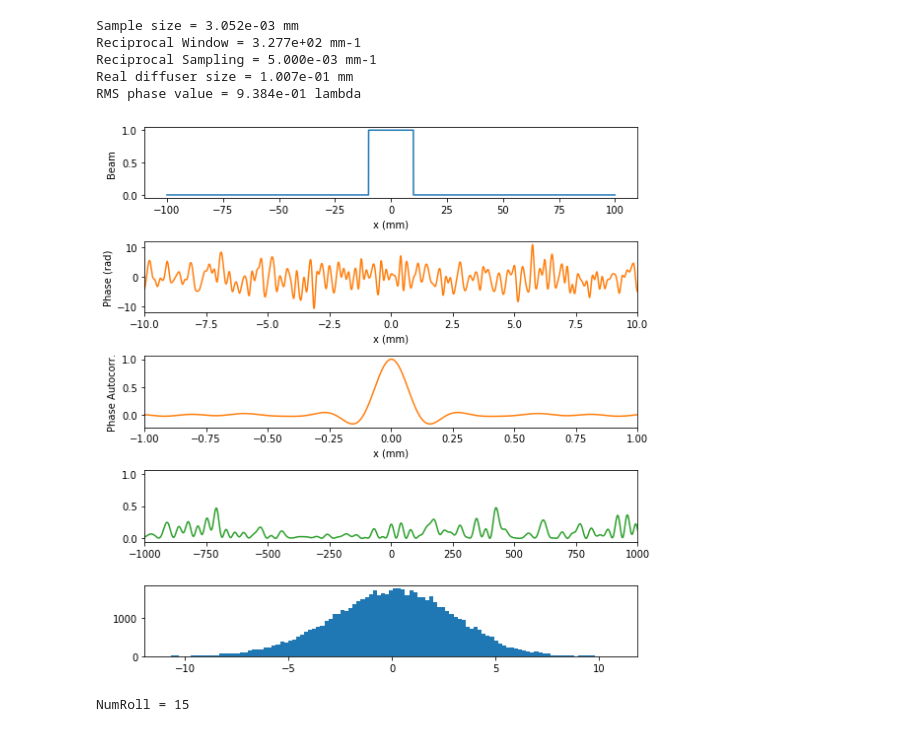
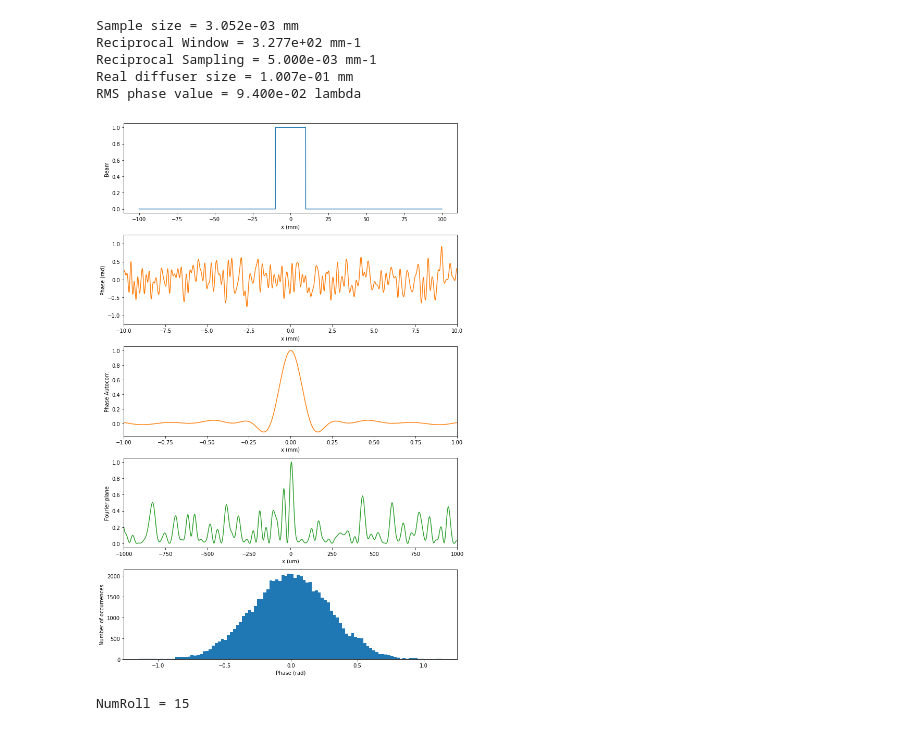
Before and after one commit to aline-vernier/octo-speckle, a Jupyter notebook: binder/Speckle.ipynb, the cells around one changed output. Cells and saved outputs as stored; diff of their text form; code cells hidden in the pictures.

```diff
--- a/binder/Speckle.ipynb
+++ b/binder/Speckle.ipynb
@@ -54,7 +54,7 @@ def autocorr (_x):
 ################################
 
 FLAG_GAUSSIAN = False
-#FLAG_BINARYSTAR = True
+FLAG_DIFFUSER = True
 
 wlength = 0.633e-3 # In mm
 f = 1e3 # Focal length in mm
@@ -65,7 +65,7 @@ beamsize = 10 # Radius
 beamSpace = 100 # Half window in real space before diffuser, in mm
 
 diffSize = 100e-3 # Diffuser size in mm
-stDev =  1*m.pi # Standard deviation of gaussian distribution of diffusers
+stDev =  .1*m.pi # Standard deviation of gaussian distribution of diffusers
 
 
 ################################
@@ -85,7 +85,10 @@ x2 = 1e3*np.linspace(-f*wlength*reciprocalWindow/2,
                       f*wlength*reciprocalWindow/2, N) # In microns
 
 diffPxNum = np.ceil(diffSize/sampleSize)
-print ('Real diffuser size = %.3e mm'%(diffPxNum*sampleSize))
+if FLAG_DIFFUSER :
+    print ('Real diffuser size = %.3e mm'%(diffPxNum*sampleSize))
+else:
+    print ('No Diffuser in beam')
 
 ################################
 #
@@ -109,16 +112,24 @@ else :
 #
 ################################
 
+
 # Random phase surface: spline allows to introduce diffuser corr length
 
 xp = np.linspace(-beamSpace, beamSpace, int(N/diffPxNum))
-phase = np.random.normal(0, stDev, int(N/diffPxNum))
+if FLAG_DIFFUSER:
+    phase = np.random.normal(0, stDev, int(N/diffPxNum))
+else:
+    phase = np.zeros(int(N/diffPxNum))
 
 phaseSpline = InterpolatedUnivariateSpline(xp, phase)
 phase = phaseSpline(x)
 
-phaseAutocorr = autocorr (phase)
-phaseAutocorr = phaseAutocorr/np.max(phaseAutocorr)
+
+if FLAG_DIFFUSER:
+    phaseAutocorr = autocorr (phase)
+    phaseAutocorr = phaseAutocorr/np.max(phaseAutocorr)
+else:
+    phaseAutocorr = np.ones(N)
 
 phaseRMS = np.std(phase)/np.pi
 print ('RMS phase value = %.3e lambda'%phaseRMS)
@@ -133,42 +144,41 @@ beamWithPhase = np.array([beam[b]*np.exp(-1j*2*np.pi*phase[b]) for b in range(0,
 farField = FFT(beamWithPhase)*np.conj(FFT(beamWithPhase))
 farField = np.real(farField/np.max(farField))
 
 ##############################################################################
 #
 #                   PLOTS
 #
 ##############################################################################
 
 fig, axs = plt.subplots(5)
-fig.set_figheight(8)
-fig.set_figwidth(8)
+fig.set_figheight(15)
+fig.set_figwidth(10)
 
 axs[0].plot(x, np.absolute(beam))
 axs[1].plot(x, phase, 'tab:orange')
 axs[1].set_xlim(-10, 10)
 axs[2].plot(x, phaseAutocorr, 'tab:orange')
 axs[2].set_xlim(-1, 1)
 axs[3].plot(x2, farField, 'tab:green')
 axs[3].set_xlim(-1000, 1000)
-axs[4].hist(phase, bins = 'auto')
+axs[4].hist(phase, bins = 100)
 
 
+xlabels = ['x (mm)', 'x (mm)', 'x (mm)', 'x (um)', 'Phase (rad)']
+ylabels = ['Beam ', 'Phase (rad)', 'Phase Autocorr.', 'Fourier plane', 'Number of occurrences']
 
-xlabels = ['x (mm)', 'x (mm)', 'x (mm)', 'x (um)']
-ylabels = ['Beam ', 'Phase (rad)', 'Phase Autocorr.', 'Fourier plane']
-
-for i in range(0, len(axs.flat)-2):
+for i in range(0, len(axs.flat)):
     axs.flat[i].set(xlabel=xlabels[i], ylabel=ylabels[i])
 
 plt.tight_layout()
 plt.show()
 # %% [output]
 Sample size = 3.052e-03 mm
 Reciprocal Window = 3.277e+02 mm-1
 Reciprocal Sampling = 5.000e-03 mm-1
 Real diffuser size = 1.007e-01 mm
-RMS phase value = 9.384e-01 lambda
+RMS phase value = 9.400e-02 lambda
-[figure, old version]
+[figure, new version]
 # %%
 ##############################################################################
 #                   LOOP PARAMS
```
